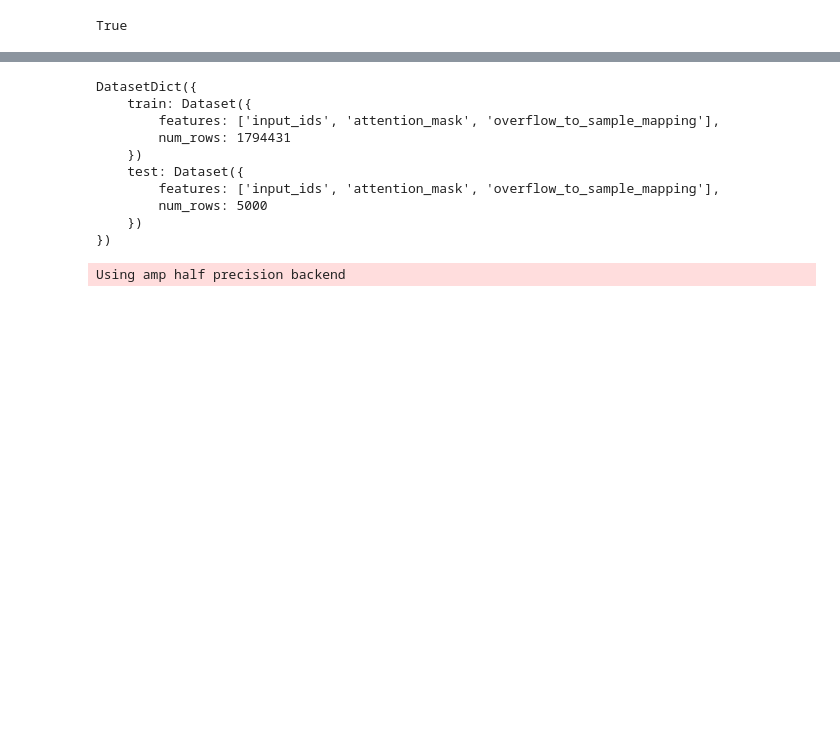
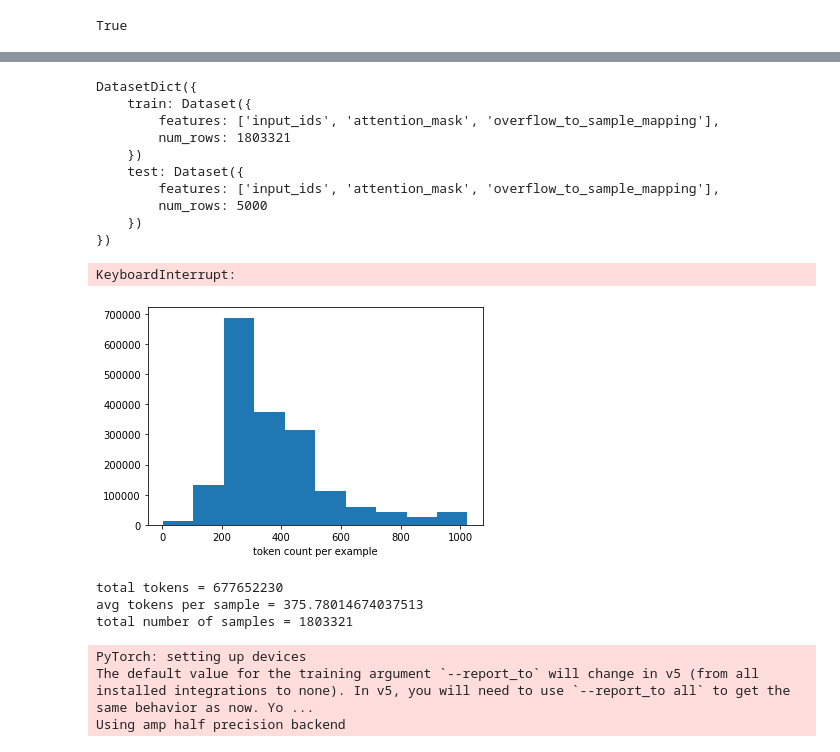
Before and after one commit to erasromani/indication_classification, a Jupyter notebook: notebooks/train/mlm_pretrain.ipynb, the cells around one changed output, grey strips where cells are left out. Cells and saved outputs as stored; diff of their text form; code cells hidden in the pictures; blank space fills up the shorter version.

```diff
--- a/notebooks/train/mlm_pretrain.ipynb
+++ b/notebooks/train/mlm_pretrain.ipynb
@@ -43,7 +33,25 @@ for data_file in data_files:
-# %%
-text_data = []
-for i, data in enumerate(all_data):
-  if isinstance(data, str):
-    text_data.append(data)
-del all_data
+# %%
+# TODO: log Acc in train and test set
+all_data = []
+all_acns = []
+for data_file in data_files:
+    data = load_data(data_file)
+    data = data.drop_duplicates(subset='Acc', keep='first')
+    column = list({'RawReport', 'Report'}.intersection(data.columns))
+    assert len(column) == 1, 'invalid number of matching columns'
+    column = column[0]
+    acns = list(data['Acc'].values)
+    data = list(data[column].values)
+    all_data.extend(data)
+    all_acns.extend(acns)
+assert len(all_acns) == len(all_data), "acn list and report list have mismatch lengths"
+
+text_data = []
+acn_data = []
+for acn, data in zip(acns, all_data):
+    if isinstance(data, str):
+        text_data.append(data)
+        acn_data.append(acn)
+del all_data
+del all_acns
 # %%
@@ -77,13 +85,16 @@ Dataset({
 })
 # %%
 dataset = tokenized_datasets.train_test_split(test_size=5000)
+# %%
+# dataset.save_to_disk(report_path)
+dataset = load_from_disk(report_path)
 # %%
 dataset
 # %% [output]
 DatasetDict({
     train: Dataset({
         features: ['input_ids', 'attention_mask', 'overflow_to_sample_mapping'],
-        num_rows: 1794431
+        num_rows: 1803321
     })
     test: Dataset({
         features: ['input_ids', 'attention_mask', 'overflow_to_sample_mapping'],
@@ -96,6 +107,29 @@ from transformers import DataCollatorForLanguageModeling
 data_collator = DataCollatorForLanguageModeling(
     tokenizer=tokenizer, mlm=True, mlm_probability=0.15
 )
+# %%
+lengths = []
+for data in dataset['train']:
+  length = len(data['input_ids'])
+  lengths.append(length)
+# %% [output]
+KeyboardInterrupt:
+# %%
+import matplotlib.pyplot as plt
+
+fig, ax = plt.subplots()
+ax.hist(lengths, bins=10);
+ax.set_xlabel('token count per example');
+# %% [output]
+[figure, added]
+# %%
+print(f"total tokens = {sum(lengths)}")
+print(f"avg tokens per sample = {sum(lengths) / len(lengths)}")
+print(f"total number of samples = {len(lengths)}")
+# %% [output]
+total tokens = 677652230
+avg tokens per sample = 375.78014674037513
+total number of samples = 1803321
 # %%
 from transformers import Trainer, TrainingArguments
 
@@ -128,6 +162,8 @@ trainer = Trainer(
     eval_dataset=dataset['test']
 )
 # %% [output]
+PyTorch: setting up devices
+The default value for the training argument `--report_to` will change in v5 (from all installed integrations to none). In v5, you will need to use `--report_to all` to get the same behavior as now. Yo ...
 Using amp half precision backend
 # %%
 trainer.train()
```
Also changed, not shown: parts of 8 cells of this notebook, 4 other files.
